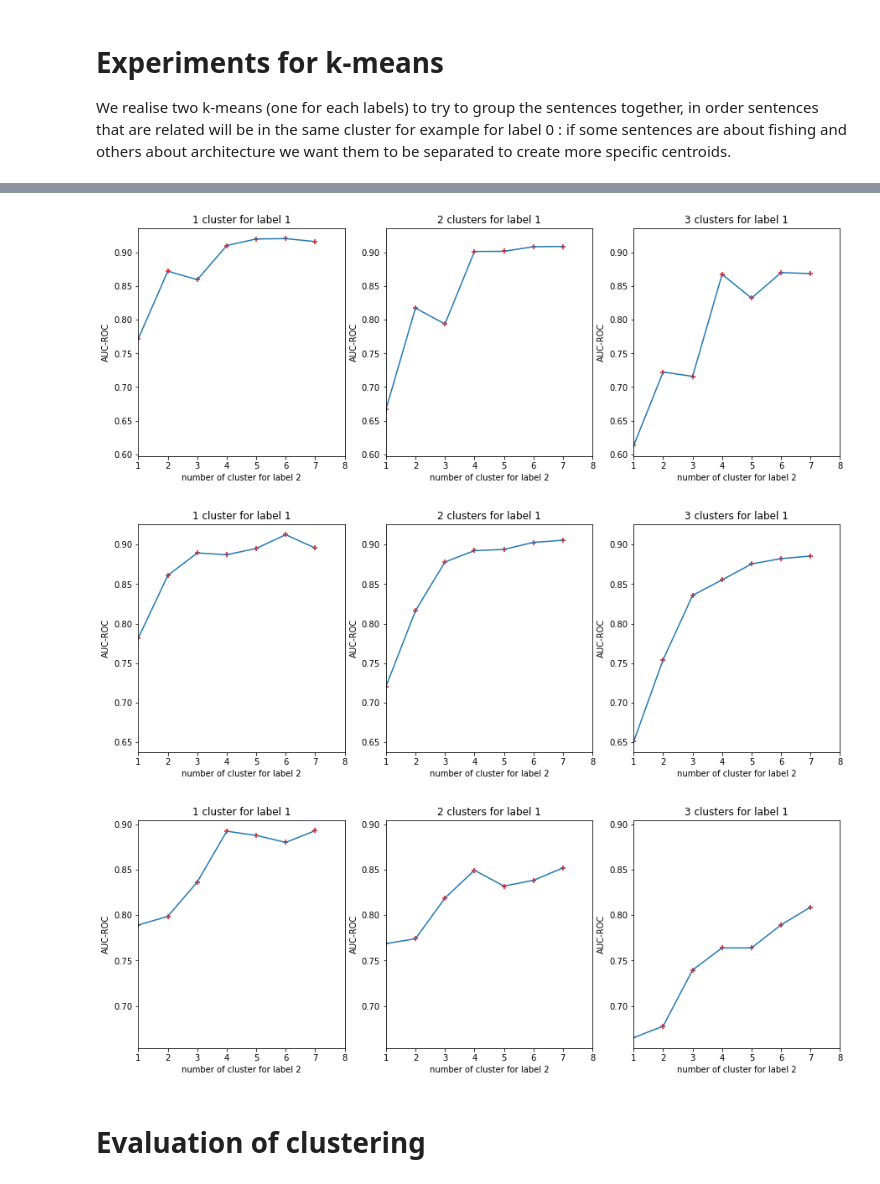
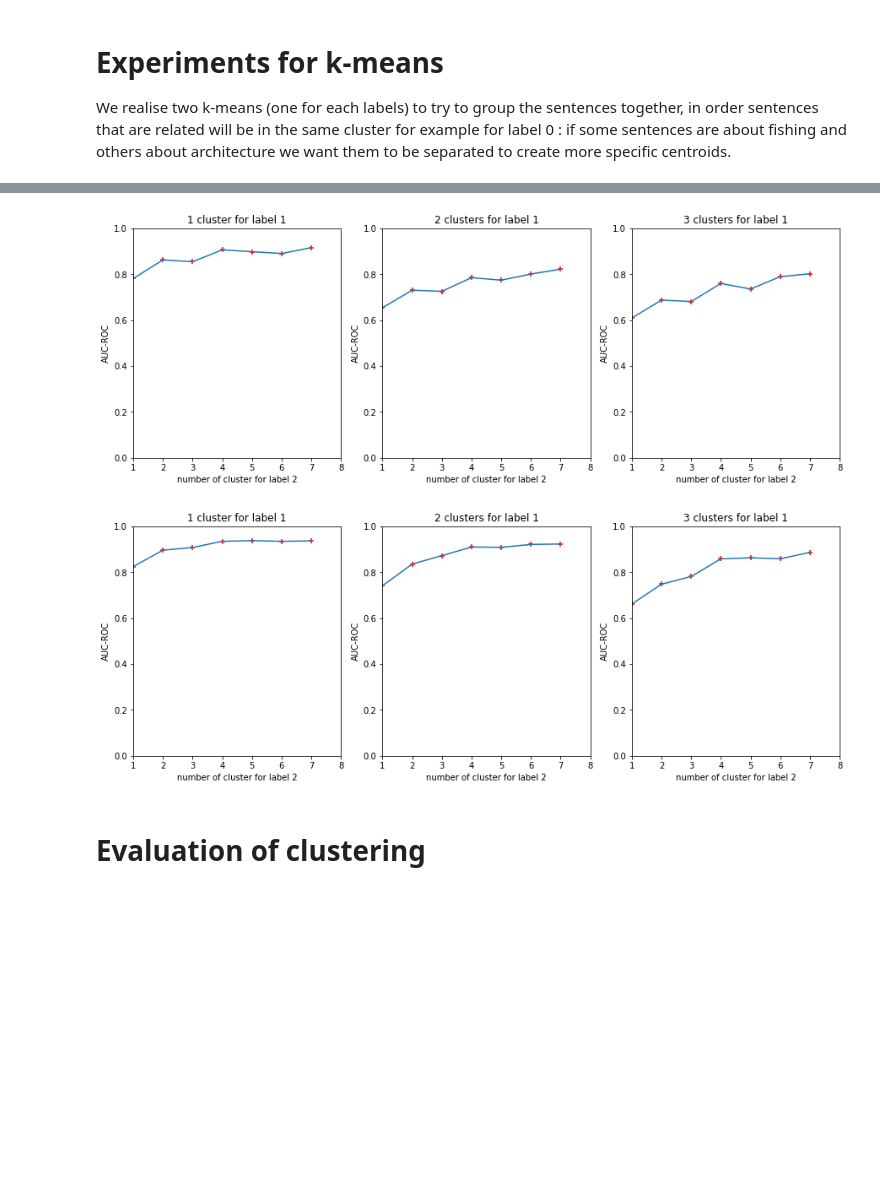
Before and after one commit to Morpheee/data_mining_earnings, a Jupyter notebook: k_means.ipynb, the cells around one changed output, grey strips where cells are left out. Drawn from its saved outputs; the diff is of its cells as text; code cells hidden in the pictures; blank space fills up the shorter version.

Commit message:
update code and results with new preprocessing

```diff
--- a/k_means.ipynb
+++ b/k_means.ipynb
@@ -38,7 +42,7 @@ def get_tf_idf_representation(corpus, stop_words_list='english'):
 
 We realise two k-means (one for each labels) to try to group the sentences together, in order sentences that are related will be in the same cluster for example for label 0 : if some sentences are about fishing and others about architecture we want them to be separated to create more specific centroids.
 # %%
-import pandas as pd
+"""import pandas as pd
 
 df_train = pd.read_csv("../data/DataFrame_train_PREPROCESS.csv")
 df_val = pd.read_csv("../data/DataFrame_val_PREPROCESS.csv")
@@ -67,5 +71,28 @@ y_train = df_train['label']
 y_val = df_val['label']
 
 del df_val
-del df_train
+del df_train"""
+
+index_train = np.load('../data/array_idx_train.npy')
+index_val = np.load('../data/array_idx_val.npy')
+
+df = pd.read_csv('../data/DataFrame_train_full_preprocessing.csv')
+
+representation_boolean, vocabulary = get_boolean_representation(df['text'].apply(lambda x : x.lower()))
+representation_tf = get_tf_representation(df['text'].apply(lambda x : x.lower()))
+representation_tf_idf = get_tf_idf_representation(df['text'].apply(lambda x : x.lower()))
+
+y_train = df.loc[index_train, 'label']
+y_val = df.loc[index_val, 'label']
+
+del df
+
+x_train_boolean = representation_boolean[index_train]
+x_val_boolean = representation_boolean[index_val]
+
+x_train_tf = representation_tf[index_train]
+x_val_tf = representation_tf[index_val]
+
+x_train_tf_idf = representation_tf_idf[index_train]
+x_val_tf_idf = representation_tf_idf[index_val]
 # %%
@@ -222,7 +244,7 @@ Results for boolean representation
 import matplotlib.pyplot as plt
 
 z = 0
-filename = ['accuracy_boolean_repr_1_7.png', 'accuracy_tf_repr_1_7.png', 'accuracy_tf_idf_repr_1_7.png']
+filename = ['accuracy_boolean_repr_1_7_full_prep.png', 'accuracy_tf_repr_1_7_full_prep.png', 'accuracy_tf_idf_repr_1_7_full_prep.png']
 for df in [results_boolean, results_tf, results_tf_idf]:
     fig = plt.figure(figsize=(15,5))
     fig.title =  'Accuracy depending on the number of clusters'
@@ -236,6 +258,7 @@ for df in [results_boolean, results_tf, results_tf_idf]:
     ax1.scatter(x, y, c='red', marker='+')
     ax1.set_title("1 cluster for label 1")
     ax1.set_xlim([1,8])
+    ax1.set_ylim([0,1])
     ax1.set_xlabel("number of cluster for label 2")
     ax1.set_ylabel("accuracy")
 
@@ -244,6 +267,7 @@ for df in [results_boolean, results_tf, results_tf_idf]:
     ax2.scatter(x, y, c='red', marker='+')
     ax2.set_title("2 clusters for label 1")
     ax2.set_xlim([1,8])
+    ax2.set_ylim([0,1])
     ax2.set_xlabel("number of cluster for label 2")
     ax2.set_ylabel("accuracy")
 
@@ -252,6 +276,7 @@ for df in [results_boolean, results_tf, results_tf_idf]:
     ax3.scatter(x, y, c='red', marker='+')
     ax3.set_title("3 clusters for label 1")
     ax3.set_xlim([1,8])
+    ax3.set_ylim([0,1])
     ax3.set_xlabel("number of cluster for label 2")
     ax3.set_ylabel("accuracy")
 
@@ -266,7 +291,7 @@ for df in [results_boolean, results_tf, results_tf_idf]:
 import matplotlib.pyplot as plt
 
 z = 0
-filename = ['auc_roc_boolean_repr_1_7.png', 'auc_roc_tf_repr_1_7.png', 'auc_roc_tf_idf_repr_1_7.png']
+filename = ['auc_roc_boolean_repr_1_7_full_prep.png', 'auc_roc_tf_repr_1_7_full_prep.png', 'auc_roc_tf_idf_repr_1_7_full_prep.png']
 for df in [results_boolean, results_tf, results_tf_idf]:
     fig = plt.figure(figsize=(15,5))
     plt.title =  'AUC-ROC depending on the number of clusters'
@@ -276,36 +301,38 @@ for df in [results_boolean, results_tf, results_tf_idf]:
     ax3 = fig.add_subplot(1, 3, 3, sharey=ax1)
 
     x, y = np.array(df[df['n_cluster_lab_1'] == 1]['n_cluster_lab_2'].tolist()), np.array(df[df['n_cluster_lab_1'] == 1]['aucroc'].tolist())
     ax1.plot(x, y)
     ax1.scatter(x, y, c='red', marker='+')
     ax1.set_title("1 cluster for label 1")
     ax1.set_xlim([1,8])
+    ax1.set_ylim([0,1])
     ax1.set_xlabel("number of cluster for label 2")
     ax1.set_ylabel("AUC-ROC")
 
     x, y = np.array(df[df['n_cluster_lab_1'] == 2]['n_cluster_lab_2'].tolist()), np.array(df[df['n_cluster_lab_1'] == 2]['aucroc'].tolist())
     ax2.plot(x, y)
     ax2.scatter(x, y, c='red', marker='+')
     ax2.set_title("2 clusters for label 1")
     ax2.set_xlim([1,8])
+    ax2.set_ylim([0,1])
     ax2.set_xlabel("number of cluster for label 2")
     ax2.set_ylabel("AUC-ROC")
 
     x, y = np.array(df[df['n_cluster_lab_1'] == 3]['n_cluster_lab_2'].tolist()), np.array(df[df['n_cluster_lab_1'] == 3]['aucroc'].tolist())
     ax3.plot(x, y)
     ax3.scatter(x, y, c='red', marker='+')
     ax3.set_title("3 clusters for label 1")
     ax3.set_xlim([1,8])
+    ax3.set_ylim([0,1])
     ax3.set_xlabel("number of cluster for label 2")
     ax3.set_ylabel("AUC-ROC")
 
     plt.show()
     fig.savefig(fname=filename[z])
     z += 1
 # %% [output]
-[figure, old version]
+[figure, new version]
-[figure, old version]
+[figure, new version]
-[figure, removed]
 # %% [markdown]
 # Evaluation of clustering
 # %%
```
Also changed, not shown: parts of 7 cells of this notebook, 11 other files.
